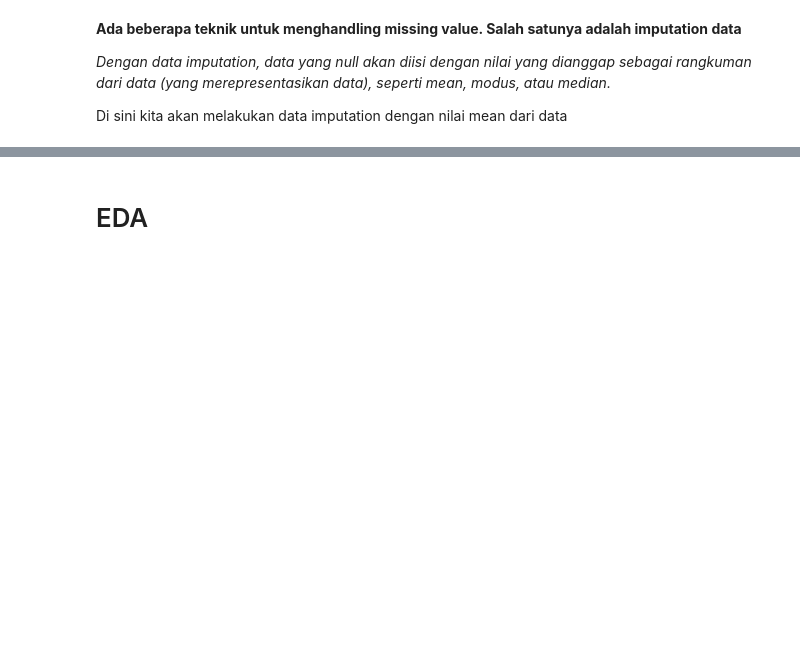
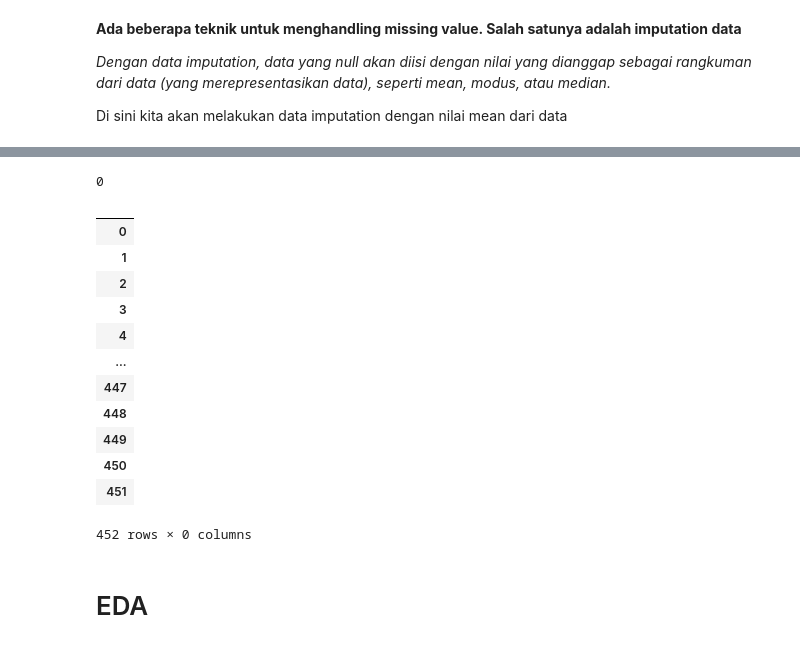
Before and after one commit to khalilullahalfaath/case_based_1_ML, a Jupyter notebook: Case_based_1_ML.ipynb, the cells around one changed output, grey strips where cells are left out. Drawn from its saved outputs; the diff is of its cells as text; code cells hidden in the pictures; blank space fills up the shorter version.

```diff
--- a/Case_based_1_ML.ipynb
+++ b/Case_based_1_ML.ipynb
@@ -191,6 +200,26 @@ chV6_QRSA        0
 chV6_QRSTA       0
 class            0
 Length: 280, dtype: int64
+# %%
+df['T'].isna().sum()
+# %% [output]
+0
+# %%
+df[df.columns[df.isnull().any()]]
+# %% [output]
+|  |
+| 0 |
+| 1 |
+| 2 |
+| 3 |
+| 4 |
+| ... |
+| 447 |
+| 448 |
+| 449 |
+| 450 |
+| 451 |
+452 rows × 0 columns
 # %% [markdown]
 # EDA
 # %% [markdown]
```
Also changed, not shown: parts of 14 cells of this notebook.
